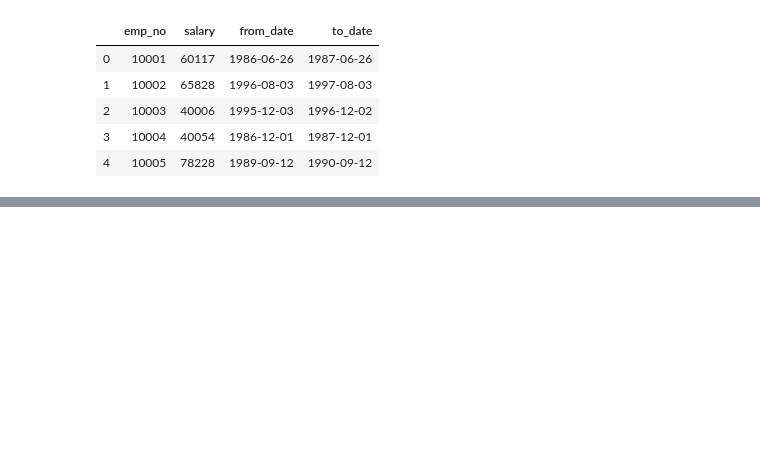
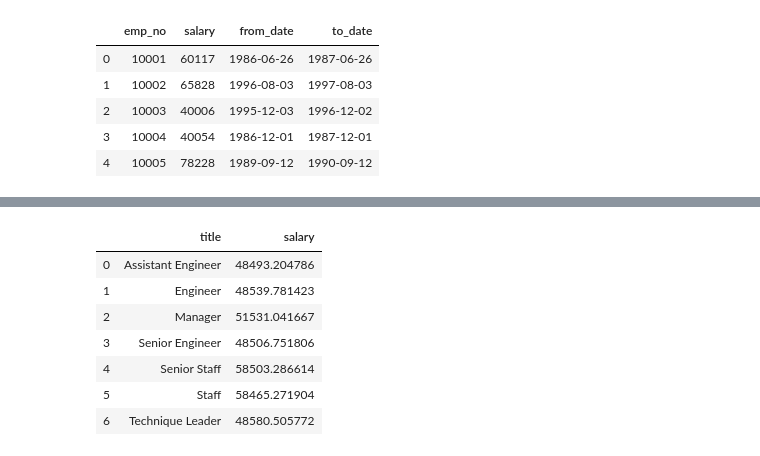
Before and after one commit to Lpwestlake/SQL-Challenge, a Jupyter notebook: EmployeeSQL/sql_panda.ipynb, the cells around one changed output, grey strips where cells are left out. Saved outputs shown, nothing was run; the diff lists cells and outputs as text; code cells hidden in the pictures; blank space fills up the shorter version.

```diff
--- a/EmployeeSQL/sql_panda.ipynb
+++ b/EmployeeSQL/sql_panda.ipynb
@@ -21,0 +50,14 @@ salaries.head()
+# %%
+# create dataFrame the average salary for each title.
+avg_salary_df = pd.DataFrame(title_salary.groupby(["title"]).mean()["salary"]).reset_index()
+
+avg_salary_df
+# %% [output]
+|  | title | salary |
+| 0 | Assistant Engineer | 48493.204786 |
+| 1 | Engineer | 48539.781423 |
+| 2 | Manager | 51531.041667 |
+| 3 | Senior Engineer | 48506.751806 |
+| 4 | Senior Staff | 58503.286614 |
+| 5 | Staff | 58465.271904 |
+| 6 | Technique Leader | 48580.505772 |
```
Also changed, not shown: parts of 7 cells of this notebook, 2 other files.
